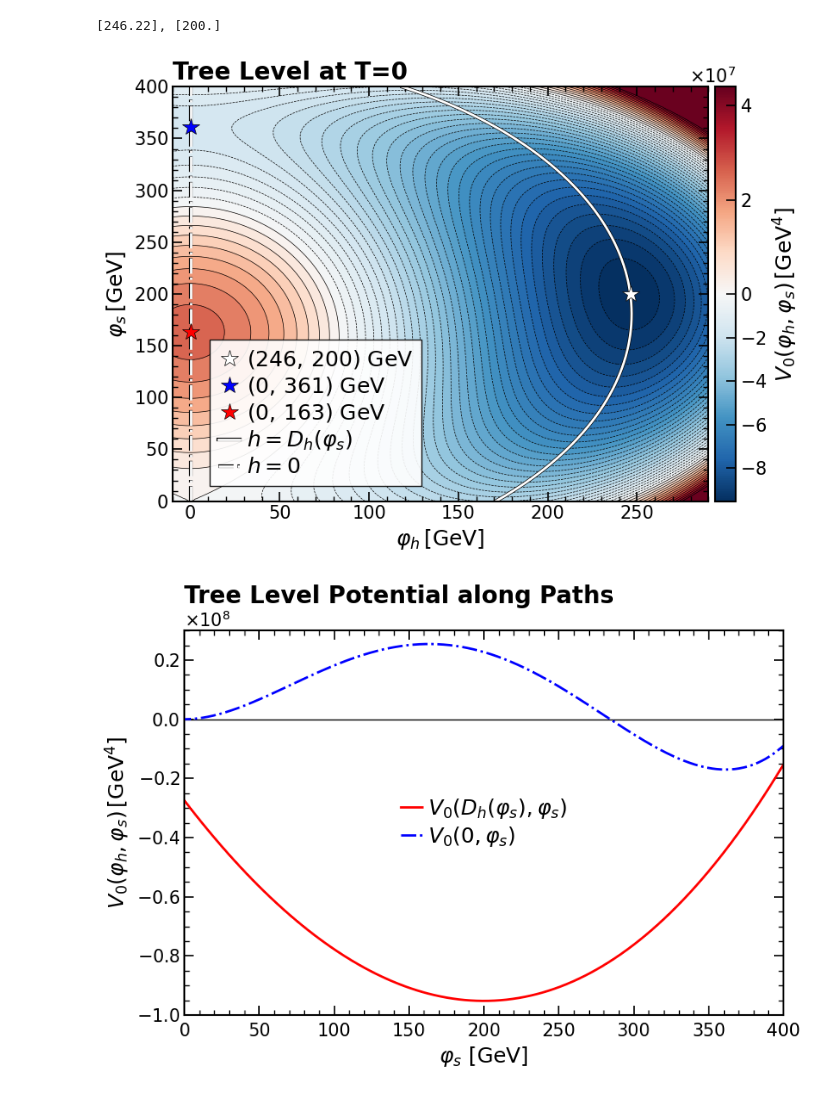
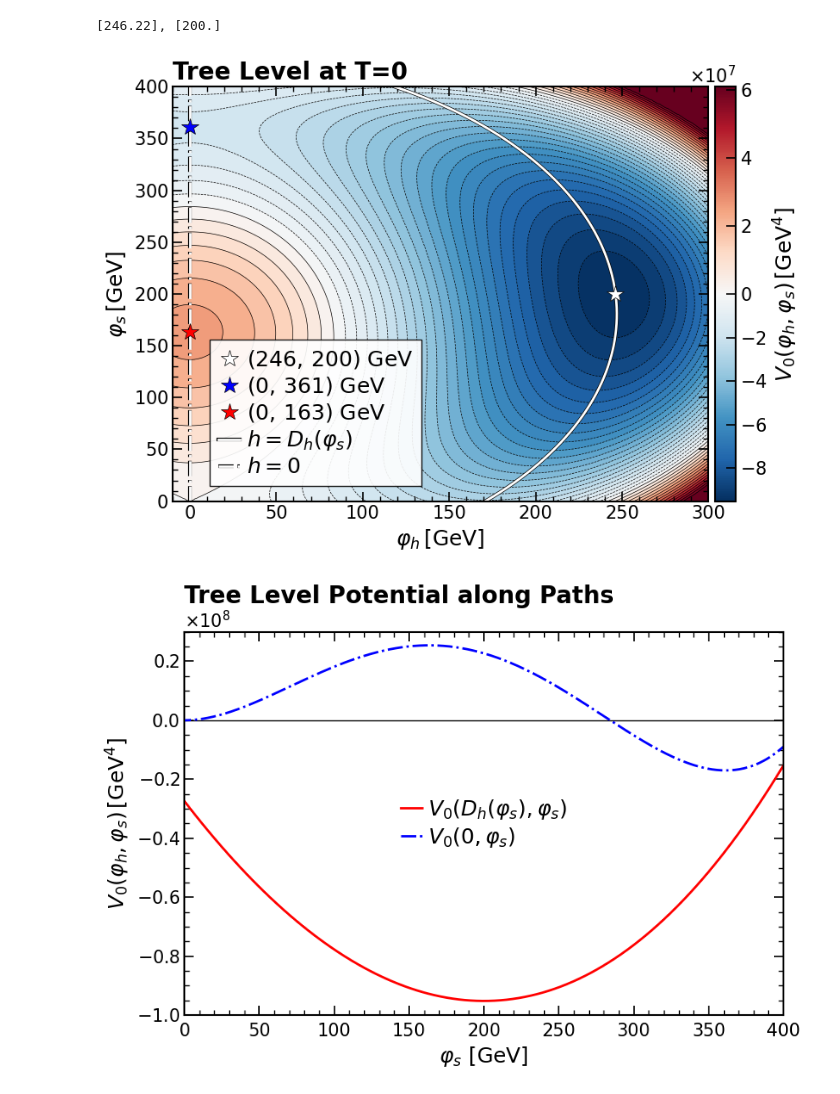
Before and after one commit to Diego-gt-phys/TFM-Repository, a Jupyter notebook: xSM_Analysis.ipynb, the cells around one changed output. Saved outputs shown, nothing was run; the diff lists cells and outputs as text; code cells hidden in the pictures.

```diff
--- a/xSM_Analysis.ipynb
+++ b/xSM_Analysis.ipynb
@@ -71,14 +201,20 @@ def physical_to_lagrangian(m1, m2, theta, v, u, lHS, lS):
 # %%
-v0 = 246.22
-u0 = 200.0
+m1  = 125.20
+m2  = 60.0
+th  = 0.1
+v0  = 246.22
+u0  = 200.0
+lHS = 0.25
+lS  = 0.125
+
 params = physical_to_lagrangian(
-    m1    = 125.20,   # GeV  -- SM-like Higgs, fixed
-    m2    = 60.0,    # GeV  -- singlet-like scalar, not too heavy
-    theta = 0.1,      # rad  -- moderate mixing, enhances cubic
-    v     = v0,   # GeV
-    u     = u0,     # GeV  -- Careful: If u is small and m2 is light, the potential can be unstable
-    lHS   = 0.25,     #      -- portal, moderate
-    lS    = 0.125,      #      -- large singlet self-coupling strengthens barrier
+    m1    = m1,
+    m2    = m2,
+    theta = th,
+    v     = v0,
+    u     = u0,
+    lHS   = lHS,
+    lS    = lS,
 )
 
 print(params)
@@ -155,7 +333,7 @@ print(f"{root_hp}, {root_s}")
 # %% [output]
 [246.22], [200.]
 # %%
-h_vals = np.linspace(-10, 290, 200)
+h_vals = np.linspace(-10, 300, 200)
 s_vals = np.linspace(0, 400, 200)
 H, S   = np.meshgrid(h_vals, s_vals)
 X_grid = np.column_stack([H.ravel(), S.ravel()])
@@ -184,35 +362,35 @@ ax.set_ylabel(r'$\varphi_s \, [\mathrm{GeV}]$', fontsize=18)
 ax.yaxis.set_major_formatter(ScalarFormatter(useMathText=True))
 ax.ticklabel_format(style='sci', axis='y', scilimits=(-2, 2))
 ax.yaxis.get_offset_text().set_fontsize(15)
 
 for spine in ax.spines.values():
     spine.set_linewidth(1.5)
 
 ax.tick_params(axis='both', which='major', direction='in',
                length=8, width=1.2, labelsize=15, top=True, right=True)
 ax.tick_params(axis='both', which='minor', direction='in',
                length=4, width=1,   labelsize=15, top=True, right=True)
 ax.minorticks_on()
 
 cbar = fig.colorbar(sm, ax=ax, pad=0.01)
 cbar.set_label(r'$V_{0}(\varphi_h,\varphi_s) \, [\mathrm{GeV^4}]$', fontsize=18)
 cbar.ax.tick_params(labelsize=15)
 cbar.ax.yaxis.set_major_formatter(ScalarFormatter(useMathText=True))
 cbar.ax.yaxis.get_offset_text().set_fontsize(15)
 plt.ticklabel_format(style='sci', axis='y', scilimits=(-2,3))
 for spine in cbar.ax.spines.values():
     spine.set_linewidth(1.5)
 cbar.ax.tick_params(axis='both', which='major', direction='in',
                length=8, width=1.2, labelsize=15)
 
 ax.legend(fontsize=18, frameon=True, fancybox=False, loc = "lower left", bbox_to_anchor=(0.05, 0.01),ncol = 1, edgecolor="black", framealpha=0.9, labelspacing=0.2, handletextpad=0.3, handlelength=1, columnspacing=1)
 
 plt.title(r"Tree Level at T=0", loc='left', fontsize=20, fontweight='bold')
 plt.tight_layout()
-plt.savefig("Figures\TL_Contour.pdf", format="pdf", bbox_inches="tight")
+plt.savefig("Figures/TL_Contour.pdf", format="pdf", bbox_inches="tight")
 plt.show()
 # %% [output]
-[figure, old version]
+[figure, new version]
 # %%
 fig, ax = plt.subplots(figsize=(8.5, 6))
 ax.axhline(0, color='k', lw=1, ls='-')
```
Also changed, not shown: parts of 27 cells of this notebook, 8 other files.
